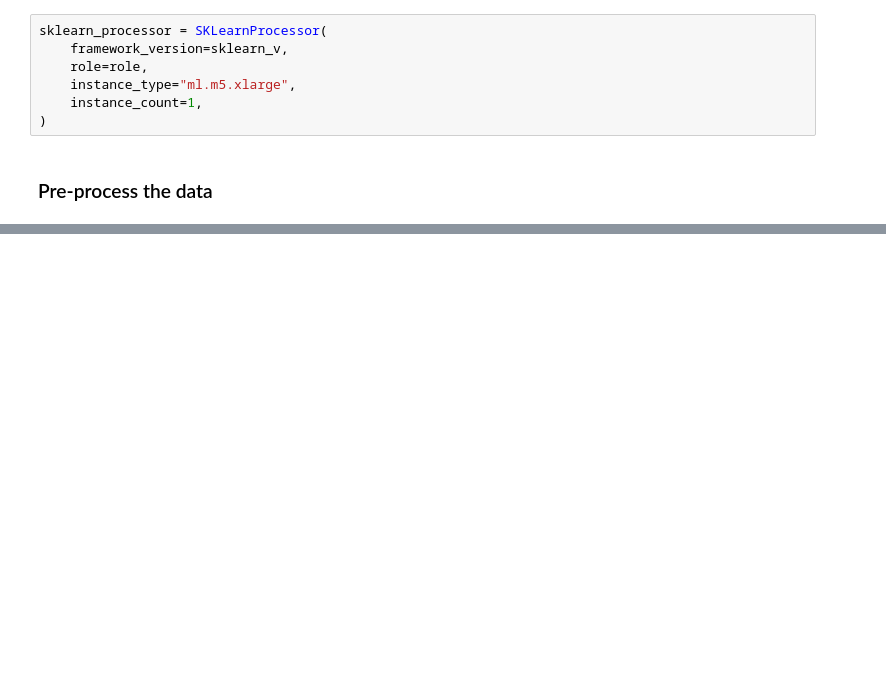
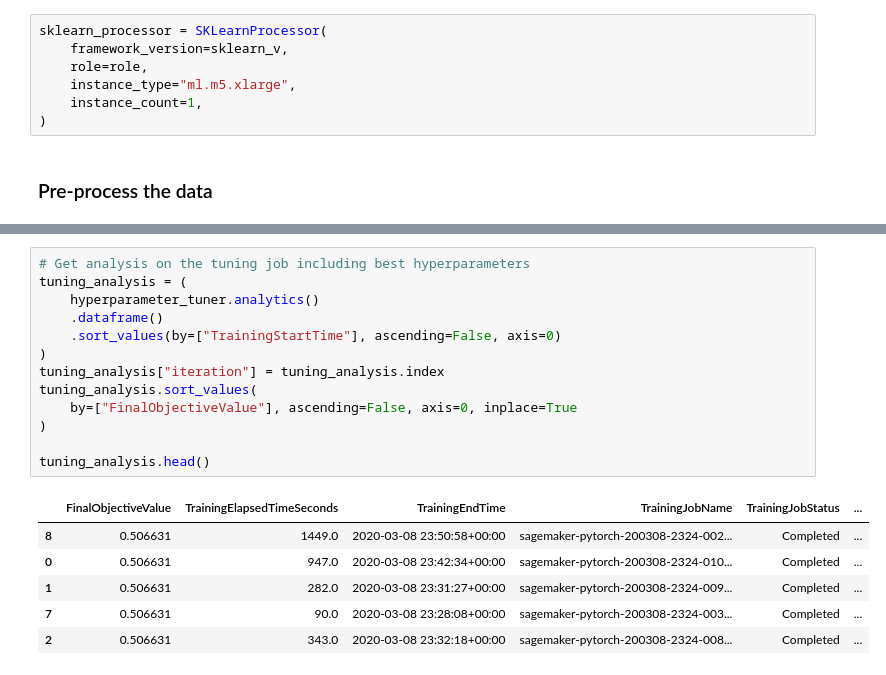
Before and after one commit to ifu97224/grocery_recommender, a Jupyter notebook: Grocery_Recommender/Model Build/PyTorch Model/Run train and validate PyTorch Model.ipynb, the cells around one changed output, grey strips where cells are left out. Cells and saved outputs as stored; diff of their text form; blank space fills up the shorter version.

```diff
--- a/Grocery_Recommender/Model Build/PyTorch Model/Run train and validate PyTorch Model.ipynb
+++ b/Grocery_Recommender/Model Build/PyTorch Model/Run train and validate PyTorch Model.ipynb
@@ -137,0 +240,20 @@ estimator = PyTorch(entry_point='train.py',
+# %%
+# Get analysis on the tuning job including best hyperparameters
+tuning_analysis = (
+    hyperparameter_tuner.analytics()
+    .dataframe()
+    .sort_values(by=["TrainingStartTime"], ascending=False, axis=0)
+)
+tuning_analysis["iteration"] = tuning_analysis.index
+tuning_analysis.sort_values(
+    by=["FinalObjectiveValue"], ascending=False, axis=0, inplace=True
+)
+
+tuning_analysis.head()
+# %% [output]
+|  | FinalObjectiveValue | TrainingElapsedTimeSeconds | TrainingEndTime | TrainingJobName | TrainingJobStatus | ... |
+| 8 | 0.506631 | 1449.0 | 2020-03-08 23:50:58+00:00 | sagemaker-pytorch-200308-2324-002... | Completed | ... |
+| 0 | 0.506631 | 947.0 | 2020-03-08 23:42:34+00:00 | sagemaker-pytorch-200308-2324-010... | Completed | ... |
+| 1 | 0.506631 | 282.0 | 2020-03-08 23:31:27+00:00 | sagemaker-pytorch-200308-2324-009... | Completed | ... |
+| 7 | 0.506631 | 90.0 | 2020-03-08 23:28:08+00:00 | sagemaker-pytorch-200308-2324-003... | Completed | ... |
+| 2 | 0.506631 | 343.0 | 2020-03-08 23:32:18+00:00 | sagemaker-pytorch-200308-2324-008... | Completed | ... |
```
Also changed, not shown: parts of 13 cells of this notebook, 8 other files.
